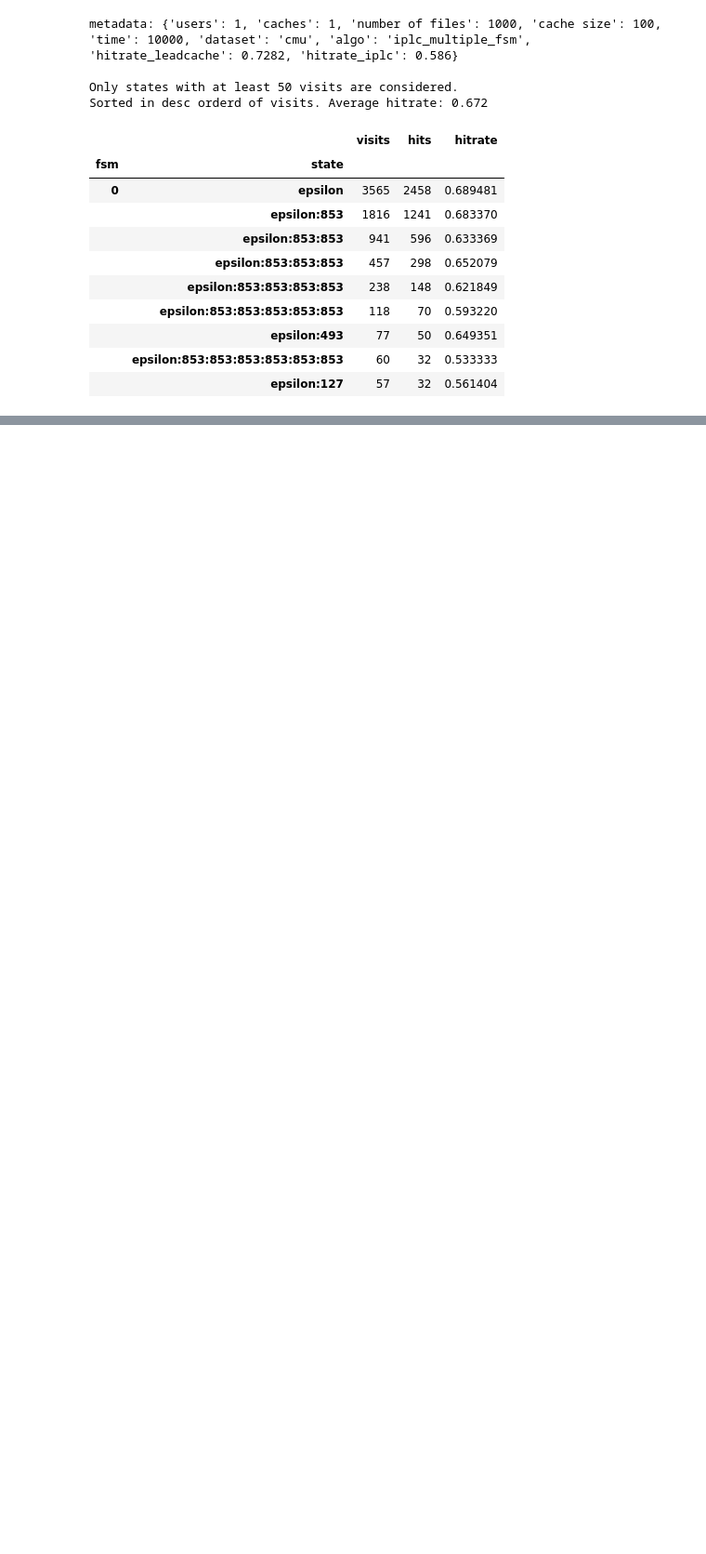
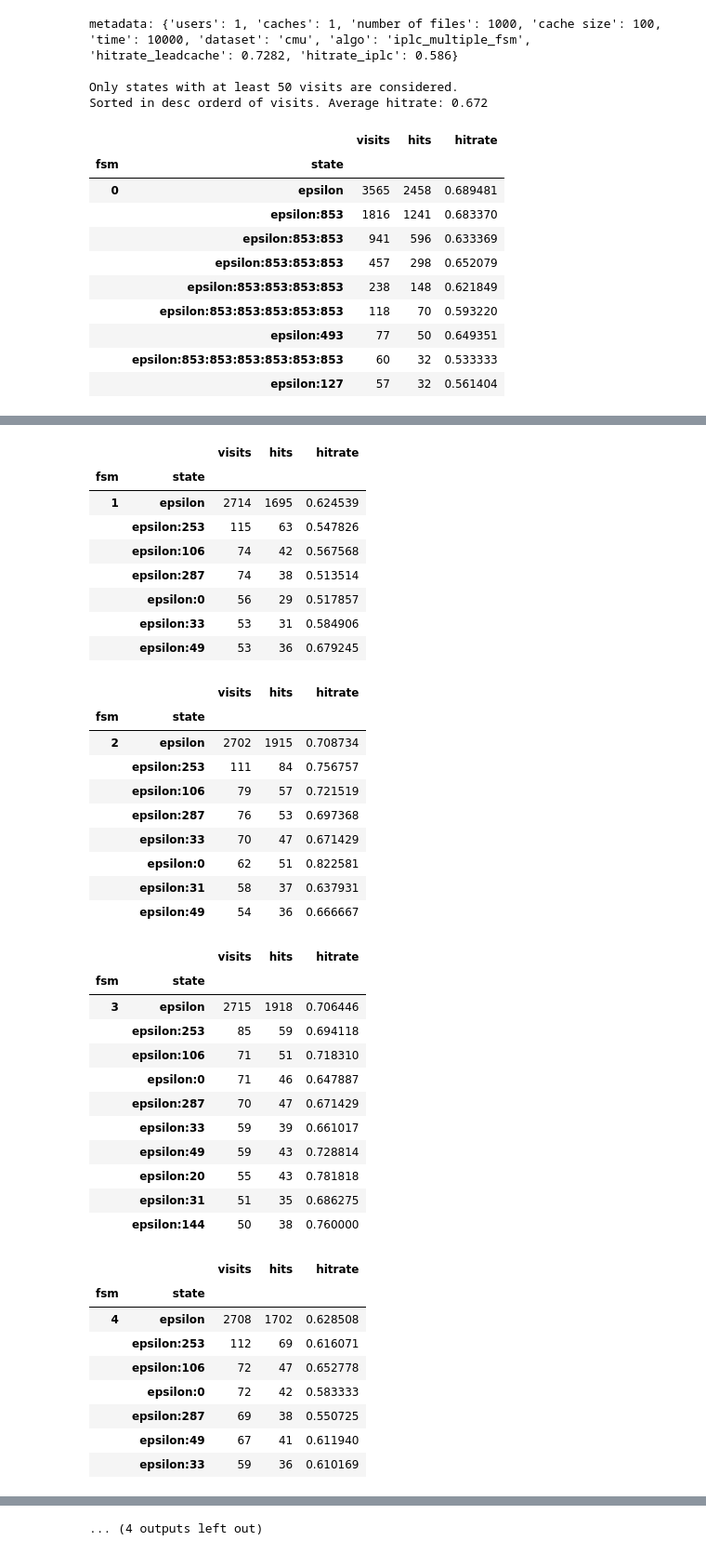
Before and after one commit to AtivJoshi/UniversalCaching, a Jupyter notebook: results.ipynb, the cells around one changed output, grey strips where cells are left out. Shown: that part at 93% size. Cells and saved outputs as stored; diff of their text form; code cells hidden in the pictures; blank space fills up the shorter version.

```diff
--- a/results.ipynb
+++ b/results.ipynb
@@ -74,0 +515,20 @@ Average hitrate: 0.624
+# %%
+with pd.HDFStore('data/results/ratings_iplc_multifsm_u15_c7_t5471_d8_f300_10_23_20_22_04.h5') as storage:
+    df = storage['df']
+    metadata = storage.get_storer('df').attrs.metadata
+    _ = metadata.pop('network_graph')
+    _ = metadata.pop('data_description')
+
+    cutoff=50
+    df1 = df.drop(df[df['visits'] < cutoff].index)
+    hitrate_filtered=df1['hits'].sum()/df1['visits'].sum()
+    df1.sort_values(by=['fsm','visits'], inplace=True, ascending=[True,False])
+
+    print(f'metadata: {metadata}\n')
+    print(f'Only states with at least {cutoff} visits are considered.')
+    print(f'Sorted in desc orderd of visits. \nAverage hitrate: {hitrate_filtered:0.3}')
+
+    for i in range(metadata['users']):
+        df1.loc[[i]]
+    # df1
+# %% [output]
@@ -74,0 +549,40 @@ Average hitrate: 0.624
+|  |  | visits | hits | hitrate |
+| fsm | state |  |  |  |
+| 1 | epsilon | 2714 | 1695 | 0.624539 |
+|  | epsilon:253 | 115 | 63 | 0.547826 |
+|  | epsilon:106 | 74 | 42 | 0.567568 |
+|  | epsilon:287 | 74 | 38 | 0.513514 |
+|  | epsilon:0 | 56 | 29 | 0.517857 |
+|  | epsilon:33 | 53 | 31 | 0.584906 |
+|  | epsilon:49 | 53 | 36 | 0.679245 |
+|  |  | visits | hits | hitrate |
+| fsm | state |  |  |  |
+| 2 | epsilon | 2702 | 1915 | 0.708734 |
+|  | epsilon:253 | 111 | 84 | 0.756757 |
+|  | epsilon:106 | 79 | 57 | 0.721519 |
+|  | epsilon:287 | 76 | 53 | 0.697368 |
+|  | epsilon:33 | 70 | 47 | 0.671429 |
+|  | epsilon:0 | 62 | 51 | 0.822581 |
+|  | epsilon:31 | 58 | 37 | 0.637931 |
+|  | epsilon:49 | 54 | 36 | 0.666667 |
+|  |  | visits | hits | hitrate |
+| fsm | state |  |  |  |
+| 3 | epsilon | 2715 | 1918 | 0.706446 |
+|  | epsilon:253 | 85 | 59 | 0.694118 |
+|  | epsilon:106 | 71 | 51 | 0.718310 |
+|  | epsilon:0 | 71 | 46 | 0.647887 |
+|  | epsilon:287 | 70 | 47 | 0.671429 |
+|  | epsilon:33 | 59 | 39 | 0.661017 |
+|  | epsilon:49 | 59 | 43 | 0.728814 |
+|  | epsilon:20 | 55 | 43 | 0.781818 |
+|  | epsilon:31 | 51 | 35 | 0.686275 |
+|  | epsilon:144 | 50 | 38 | 0.760000 |
+|  |  | visits | hits | hitrate |
+| fsm | state |  |  |  |
+| 4 | epsilon | 2708 | 1702 | 0.628508 |
+|  | epsilon:253 | 112 | 69 | 0.616071 |
+|  | epsilon:106 | 72 | 47 | 0.652778 |
+|  | epsilon:0 | 72 | 42 | 0.583333 |
+|  | epsilon:287 | 69 | 38 | 0.550725 |
+|  | epsilon:49 | 67 | 41 | 0.611940 |
+|  | epsilon:33 | 59 | 36 | 0.610169 |
@@ -74,0 +648 @@ Average hitrate: 0.624
+... (4 outputs left out)
```
Also changed, not shown: parts of 11 cells of this notebook, 2 other files.
